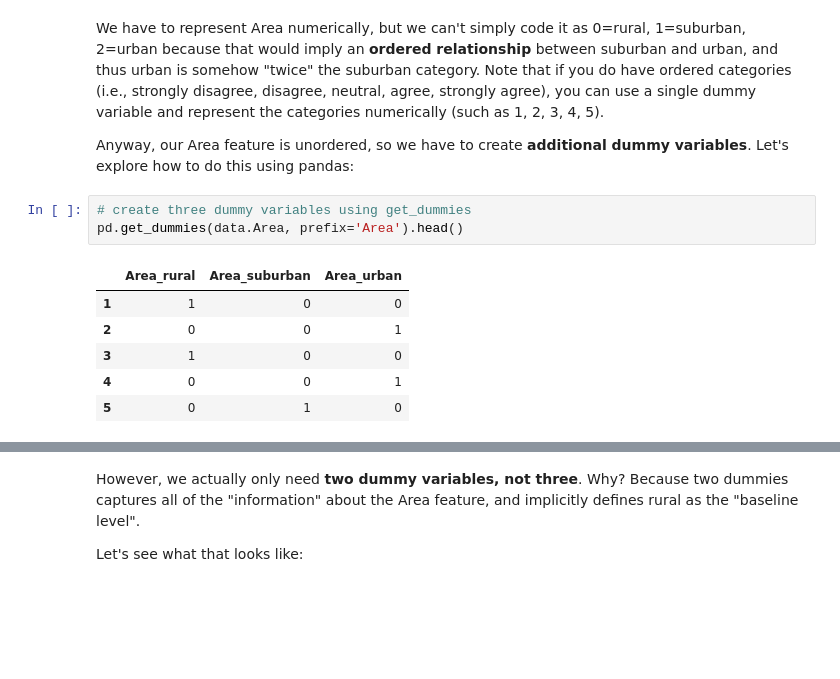
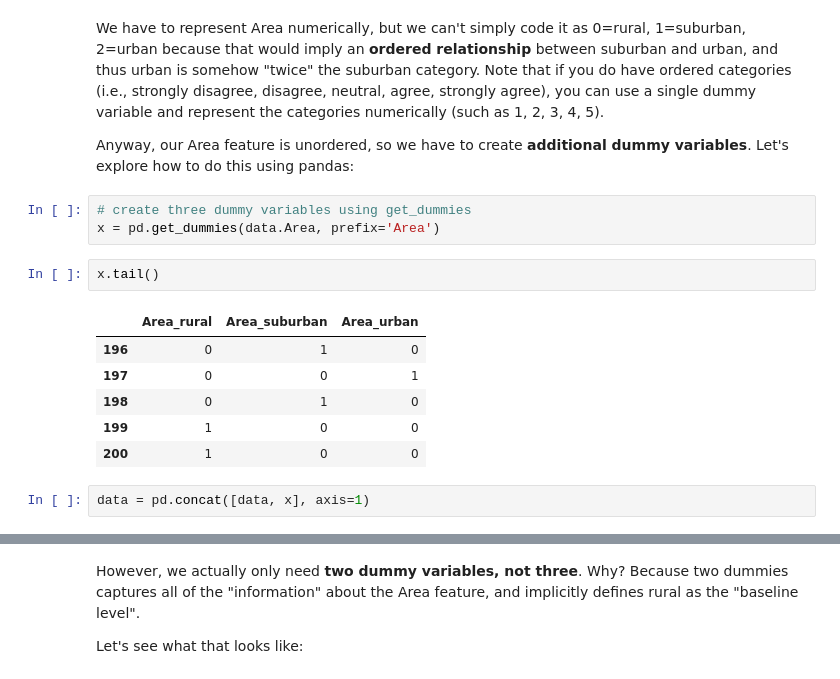
Before and after one commit to dtamayo/MachineLearning, a Jupyter notebook: Day1/07_linear_regression.ipynb, the cells around one changed output, grey strips where cells are left out. Saved outputs shown, nothing was run; the diff lists cells and outputs as text; blank space fills up the shorter version.

```diff
--- a/Day1/07_linear_regression.ipynb
+++ b/Day1/07_linear_regression.ipynb
@@ -307,11 +307,15 @@ We have to represent Area numerically, but we can't simply code it as 0=rural, 1
 Anyway, our Area feature is unordered, so we have to create **additional dummy variables**. Let's explore how to do this using pandas:
 # %%
 # create three dummy variables using get_dummies
-pd.get_dummies(data.Area, prefix='Area').head()
+x = pd.get_dummies(data.Area, prefix='Area')
-# %% [output]
-|  | Area_rural | Area_suburban | Area_urban |
-| 1 | 1 | 0 | 0 |
-| 2 | 0 | 0 | 1 |
-| 3 | 1 | 0 | 0 |
-| 4 | 0 | 0 | 1 |
-| 5 | 0 | 1 | 0 |
+# %%
+x.tail()
+# %% [output]
+|  | Area_rural | Area_suburban | Area_urban |
+| 196 | 0 | 1 | 0 |
+| 197 | 0 | 0 | 1 |
+| 198 | 0 | 1 | 0 |
+| 199 | 1 | 0 | 0 |
+| 200 | 1 | 0 | 0 |
+# %%
+data = pd.concat([data, x], axis=1)
```
Also changed, not shown: parts of 10 cells of this notebook, 1 other file.
